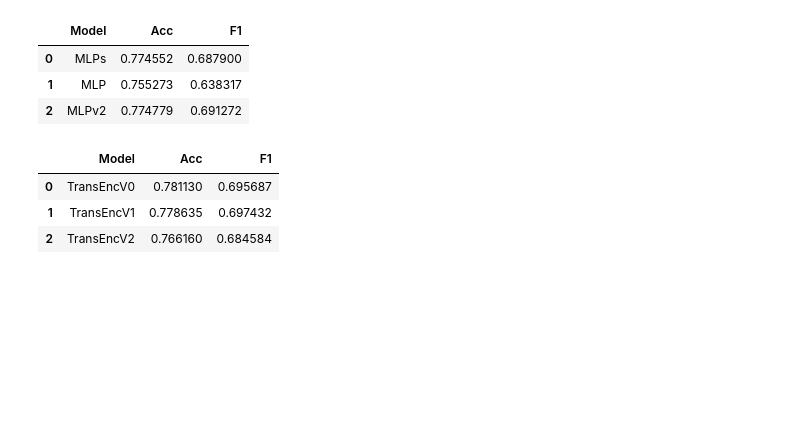
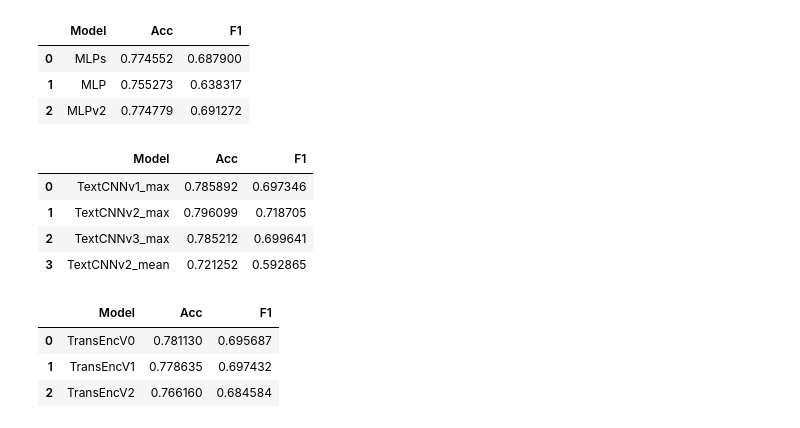
Before and after one commit to YanZehong/CS5242-ABSC, a Jupyter notebook: CS5242_GroupID26.ipynb, the cells around one changed output. Cells and saved outputs as stored; diff of their text form; code cells hidden in the pictures; blank space fills up the shorter version.

```diff
--- a/CS5242_GroupID26.ipynb
+++ b/CS5242_GroupID26.ipynb
@@ -1473,12 +1629,17 @@ show_acc_f1([df_mlps, df_mlp, df_mlpv2], model_names)
 | 2 | MLPv2 | 0.774779 | 0.691272 |
 # %%
 model_names = ["TextCNNv1_max", "TextCNNv2_max", "TextCNNv3_max", "TextCNNv2_mean"]
-/home/zehong/cs5242/output/TextCNNv1_maxpool_predictions.json
 df_cnn1 = read_and_calculate(aspects, ["./output/TextCNNv1_maxpool_predictions.json"], model_names[0])
 df_cnn2 = read_and_calculate(aspects, ["./output/TextCNNv2_maxpool_predictions.json"], model_names[1])
 df_cnn3 = read_and_calculate(aspects, ["./output/TextCNNv3_maxpool_predictions.json"], model_names[2])
-df_cnn4 = read_and_calculate(aspects, ["./output/TextCNNv2_predictions.json"], model_names[2])
+df_cnn4 = read_and_calculate(aspects, ["./output/TextCNNv2_predictions.json"], model_names[3])
 show_acc_f1([df_cnn1, df_cnn2, df_cnn3, df_cnn4], model_names)
+# %% [output]
+|  | Model | Acc | F1 |
+| 0 | TextCNNv1_max | 0.785892 | 0.697346 |
+| 1 | TextCNNv2_max | 0.796099 | 0.718705 |
+| 2 | TextCNNv3_max | 0.785212 | 0.699641 |
+| 3 | TextCNNv2_mean | 0.721252 | 0.592865 |
 # %%
 model_names = ["TransEncV0", "TransEncV1", "TransEncV2"]
 df_t0 = read_and_calculate(aspects, ["./output/TransformerEncoderV0_predictions.json"], model_names[0])
```
Also changed, not shown: parts of 15 cells of this notebook, 4 other files.
